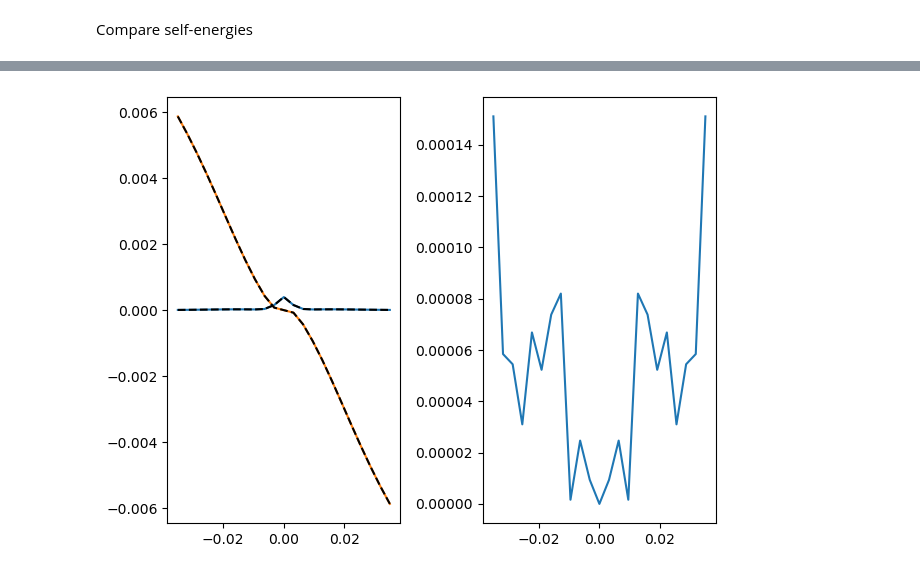
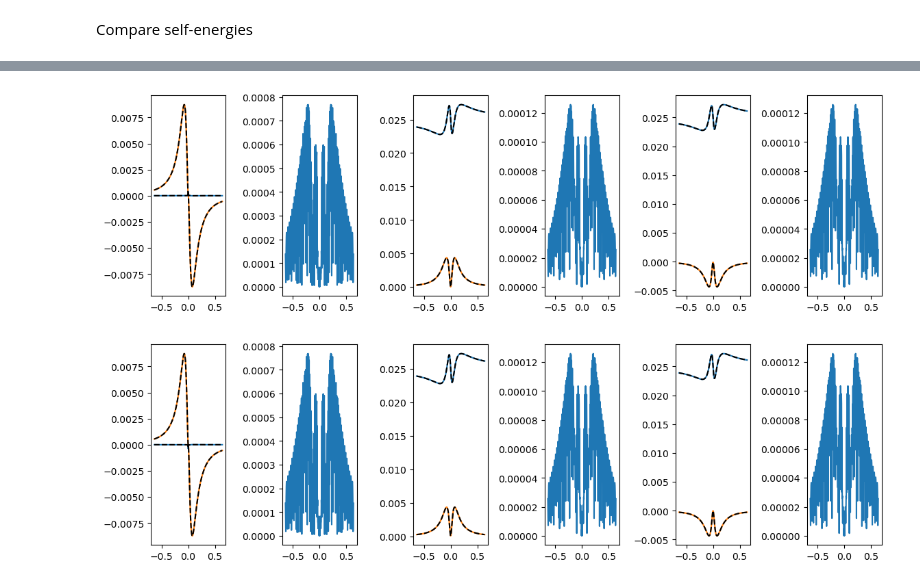
Before and after one commit to MFrankenbach/TCI4Keldysh, a Jupyter notebook: scripts/selfenergy_inspection.ipynb, the cells around one changed output, grey strips where cells are left out. Cells and saved outputs as stored; diff of their text form; code cells hidden in the pictures.

```diff
--- a/scripts/selfenergy_inspection.ipynb
+++ b/scripts/selfenergy_inspection.ipynb
@@ -665,4 +665,8 @@ display(fig2)
 [figure]
 # %% [markdown]
 Compare self-energies
+# %%
+omsig = grids[1]
+SE1 = Σs[1][1:length(omsig)]
+SE2 = Σs[2][1:length(omsig)];
 # %%
@@ -675,14 +693,35 @@ end
-# %%
-fig, axs = subplots(1,2)
-
-ik = (1,1)
-window = 190:212
-axs[0].plot(ogrid[window], real.(SE1[window,ik...]); label="SE1")
-axs[0].plot(ogrid[window], imag.(SE1[window,ik...]); label="SE1")
-axs[0].plot(ogrid[window], real.(SE1J[window,ik...]); label="SE1J", linestyle="--", color="black")
-axs[0].plot(ogrid[window], imag.(SE1J[window,ik...]); label="SE1J", linestyle="--", color="black")
-axs[1].plot(ogrid[window], abs.((SE1 .- SE1J)[window,ik...]) ./ maximum(abs.(SE1[:,ik...])))
-fig.tight_layout()
-display(fig)
-# %% [output]
-[figure, removed]
+# %%
+# LEFT
+fig, axs = subplots(1,6; figsize=(PLOT_PAGE_INCH, 0.3*PLOT_PAGE_INCH))
+
+window = 1:401
+cc = 0
+for ik in [(1,1), (2,1), (1,2)]
+    SE_act = Σs[1][1+length(omsig)*cc:(cc+1)*length(omsig)]
+    axs[0+2*cc].plot(omsig[window], real.(SE_act[window]); label="SE1")
+    axs[0+2*cc].plot(omsig[window], imag.(SE_act[window]); label="SE1")
+    axs[0+2*cc].plot(omsig[window], real.(SELJ[window,ik...]); label="SELJ", linestyle="--", color="black")
+    axs[0+2*cc].plot(omsig[window], imag.(SELJ[window,ik...]); label="SELJ", linestyle="--", color="black")
+    axs[1+2*cc].plot(omsig[window], abs.((SE_act .- SELJ[:,ik...])[window]) ./ maximum(abs.(SE_act)))
+    cc += 1
+end
+fig.tight_layout()
+display(fig)
+
+# RIGHT
+fig, axs = subplots(1,6; figsize=(PLOT_PAGE_INCH, 0.3*PLOT_PAGE_INCH))
+cc = 0
+for ik in [(1,1), (2,1), (1,2)]
+    SE_act = Σs[2][1+length(omsig)*cc:(cc+1)*length(omsig)]
+    axs[0+2*cc].plot(omsig[window], real.(SE_act[window]); label="SE1")
+    axs[0+2*cc].plot(omsig[window], imag.(SE_act[window]); label="SE1")
+    axs[0+2*cc].plot(omsig[window], real.(SERJ[window,ik...]); label="SERJ", linestyle="--", color="black")
+    axs[0+2*cc].plot(omsig[window], imag.(SERJ[window,ik...]); label="SERJ", linestyle="--", color="black")
+    axs[1+2*cc].plot(omsig[window], abs.((SE_act .- SERJ[:,ik...])[window]) ./ maximum(abs.(SE_act)))
+    cc += 1
+end
+fig.tight_layout()
+display(fig)
+# %% [output]
+[figure, added]
+[figure, added]
```
Also changed, not shown: parts of 1 cell of this notebook, 3 other files.
